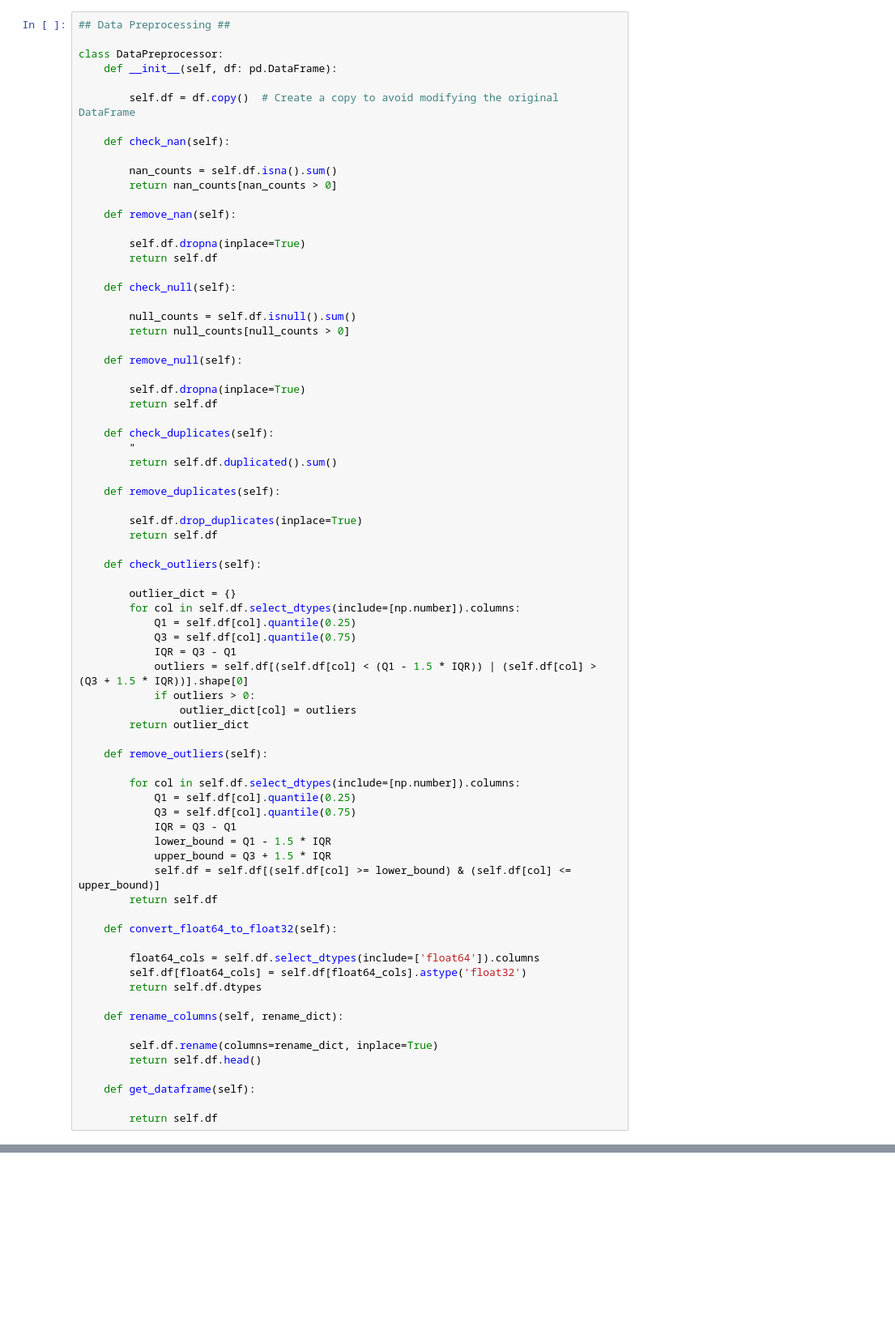
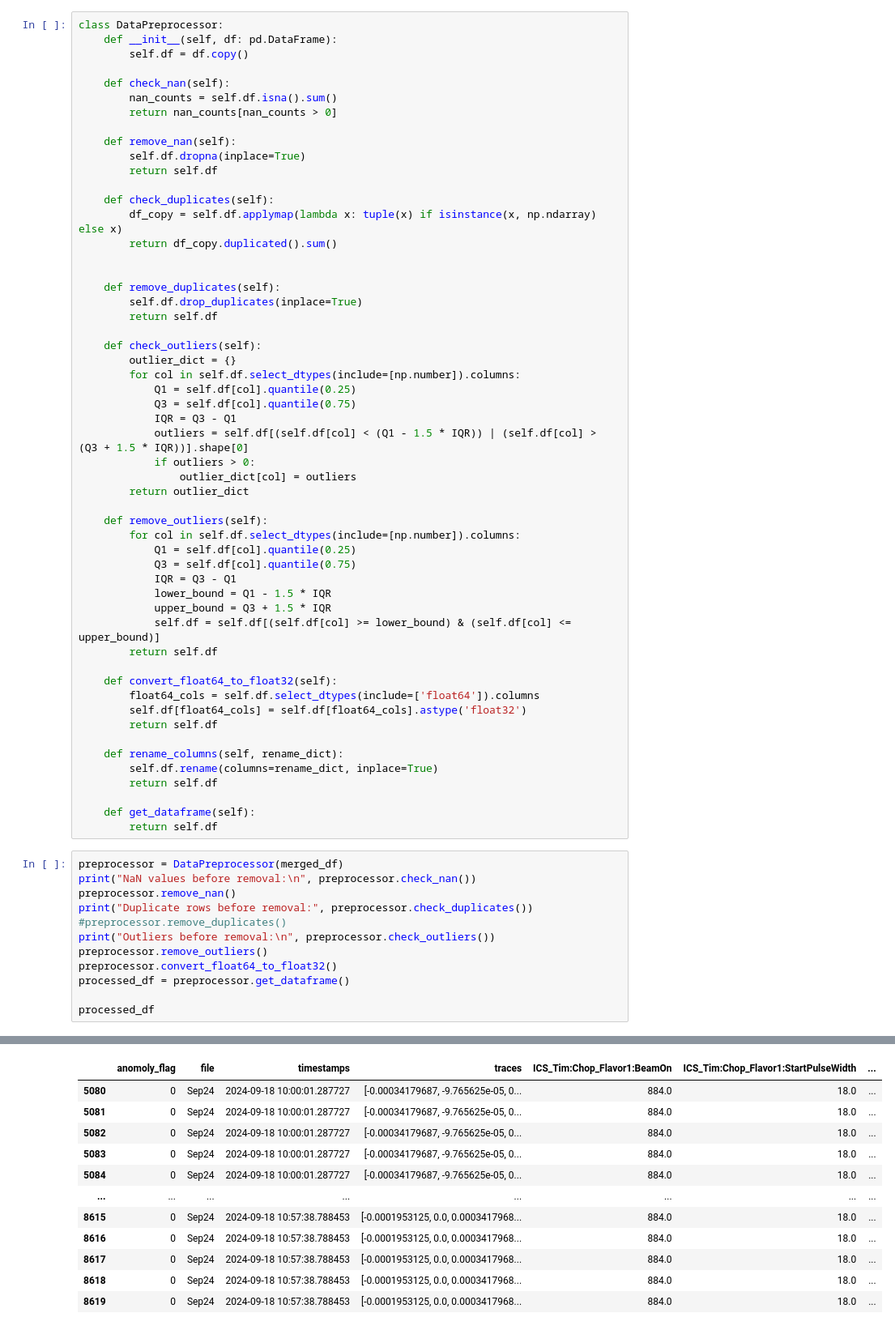
Before and after one commit to ashishodu2023/sns2025, a Jupyter notebook: notebooks/sns_raw_prep.ipynb, the cells around one changed output, grey strips where cells are left out. Shown at 81% size. Saved outputs shown, nothing was run; the diff lists cells and outputs as text; blank space fills up the shorter version.

Commit message:
Updated Preprocessor class

```diff
--- a/notebooks/sns_raw_prep.ipynb
+++ b/notebooks/sns_raw_prep.ipynb
@@ -390,44 +376,28 @@ merged_df.head()
 # %% [markdown]
 ## Data Preprocessing
 # %%
-## Data Preprocessing ##
-
 class DataPreprocessor:
     def __init__(self, df: pd.DataFrame):
-
-        self.df = df.copy()  # Create a copy to avoid modifying the original DataFrame
+        self.df = df.copy()
 
     def check_nan(self):
-
         nan_counts = self.df.isna().sum()
         return nan_counts[nan_counts > 0]
 
     def remove_nan(self):
-
-        self.df.dropna(inplace=True)
-        return self.df
-
-    def check_null(self):
-
-        null_counts = self.df.isnull().sum()
-        return null_counts[null_counts > 0]
-
-    def remove_null(self):
-
         self.df.dropna(inplace=True)
         return self.df
 
     def check_duplicates(self):
-        "
-        return self.df.duplicated().sum()
+        df_copy = self.df.applymap(lambda x: tuple(x) if isinstance(x, np.ndarray) else x)
+        return df_copy.duplicated().sum()
+
 
     def remove_duplicates(self):
-
         self.df.drop_duplicates(inplace=True)
         return self.df
 
     def check_outliers(self):
-
         outlier_dict = {}
         for col in self.df.select_dtypes(include=[np.number]).columns:
             Q1 = self.df[col].quantile(0.25)
@@ -439,7 +409,6 @@ class DataPreprocessor:
         return outlier_dict
 
     def remove_outliers(self):
-
         for col in self.df.select_dtypes(include=[np.number]).columns:
             Q1 = self.df[col].quantile(0.25)
             Q3 = self.df[col].quantile(0.75)
@@ -450,16 +419,26 @@ class DataPreprocessor:
         return self.df
 
     def convert_float64_to_float32(self):
-
         float64_cols = self.df.select_dtypes(include=['float64']).columns
         self.df[float64_cols] = self.df[float64_cols].astype('float32')
-        return self.df.dtypes
+        return self.df
 
     def rename_columns(self, rename_dict):
-
         self.df.rename(columns=rename_dict, inplace=True)
-        return self.df.head()
+        return self.df
 
     def get_dataframe(self):
-
         return self.df
+# %%
+preprocessor = DataPreprocessor(merged_df)
+print("NaN values before removal:\n", preprocessor.check_nan())
+preprocessor.remove_nan()
+print("Duplicate rows before removal:", preprocessor.check_duplicates())
+#preprocessor.remove_duplicates()
+print("Outliers before removal:\n", preprocessor.check_outliers())
+preprocessor.remove_outliers()
+preprocessor.convert_float64_to_float32()
+processed_df = preprocessor.get_dataframe()
+
+processed_df
+# %% [output]
@@ -465,0 +464,12 @@ class DataPreprocessor:
+|  | anomoly_flag | file | timestamps | traces | ICS_Tim:Chop_Flavor1:BeamOn | ICS_Tim:Chop_Flavor1:StartPulseWidth | ... |
+| 5080 | 0 | Sep24 | 2024-09-18 10:00:01.287727 | [-0.00034179687, -9.765625e-05, 0... | 884.0 | 18.0 | ... |
+| 5081 | 0 | Sep24 | 2024-09-18 10:00:01.287727 | [-0.00034179687, -9.765625e-05, 0... | 884.0 | 18.0 | ... |
+| 5082 | 0 | Sep24 | 2024-09-18 10:00:01.287727 | [-0.00034179687, -9.765625e-05, 0... | 884.0 | 18.0 | ... |
+| 5083 | 0 | Sep24 | 2024-09-18 10:00:01.287727 | [-0.00034179687, -9.765625e-05, 0... | 884.0 | 18.0 | ... |
+| 5084 | 0 | Sep24 | 2024-09-18 10:00:01.287727 | [-0.00034179687, -9.765625e-05, 0... | 884.0 | 18.0 | ... |
+| ... | ... | ... | ... | ... | ... | ... | ... |
+| 8615 | 0 | Sep24 | 2024-09-18 10:57:38.788453 | [-0.0001953125, 0.0, 0.0003417968... | 884.0 | 18.0 | ... |
+| 8616 | 0 | Sep24 | 2024-09-18 10:57:38.788453 | [-0.0001953125, 0.0, 0.0003417968... | 884.0 | 18.0 | ... |
+| 8617 | 0 | Sep24 | 2024-09-18 10:57:38.788453 | [-0.0001953125, 0.0, 0.0003417968... | 884.0 | 18.0 | ... |
+| 8618 | 0 | Sep24 | 2024-09-18 10:57:38.788453 | [-0.0001953125, 0.0, 0.0003417968... | 884.0 | 18.0 | ... |
+| 8619 | 0 | Sep24 | 2024-09-18 10:57:38.788453 | [-0.0001953125, 0.0, 0.0003417968... | 884.0 | 18.0 | ... |
```
Also changed, not shown: parts of 6 cells of this notebook.
